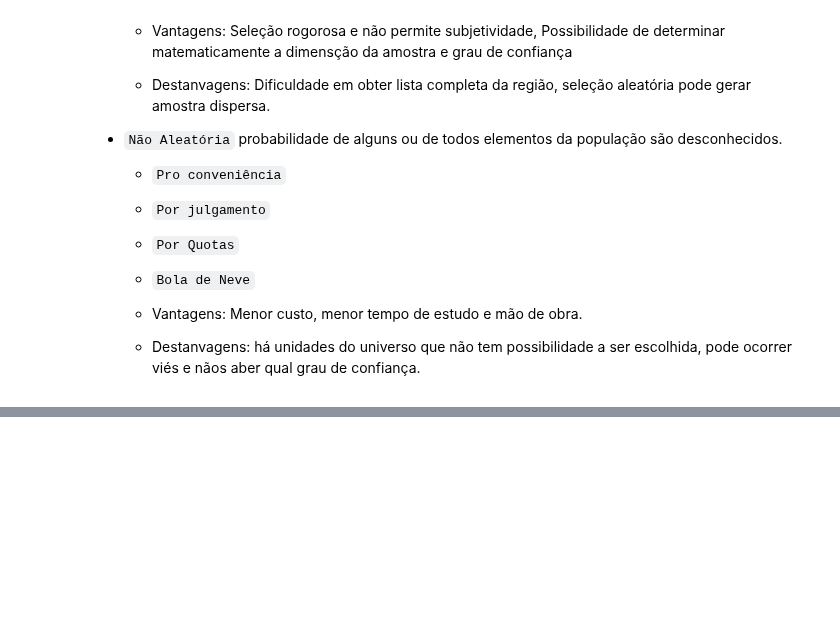
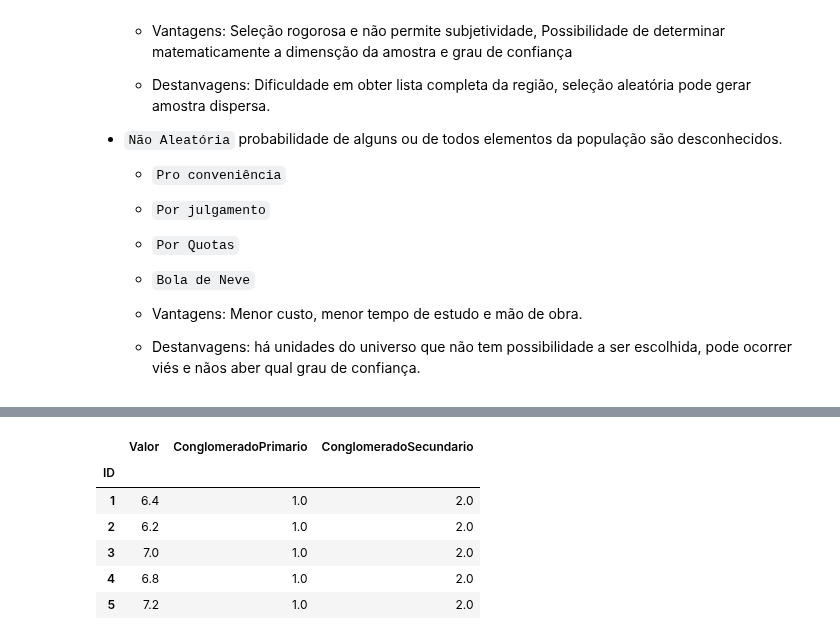
Before and after one commit to jvataidee/ManualdeAnalisedeDadosPython, a Jupyter notebook: cap6_estatistica_inferencial.ipynb, the cells around one changed output, grey strips where cells are left out. Cells and saved outputs as stored; diff of their text form; code cells hidden in the pictures; blank space fills up the shorter version.

```diff
--- a/cap6_estatistica_inferencial.ipynb
+++ b/cap6_estatistica_inferencial.ipynb
@@ -46,0 +174,10 @@ from scipy.stats import chi2_contingency, spearmanr
+# %%
+df_populacao.head()
+# %% [output]
+|  | Valor | ConglomeradoPrimario | ConglomeradoSecundario |
+| ID |  |  |  |
+| 1 | 6.4 | 1.0 | 2.0 |
+| 2 | 6.2 | 1.0 | 2.0 |
+| 3 | 7.0 | 1.0 | 2.0 |
+| 4 | 6.8 | 1.0 | 2.0 |
+| 5 | 7.2 | 1.0 | 2.0 |
```
Also changed, not shown: parts of 22 cells of this notebook.
